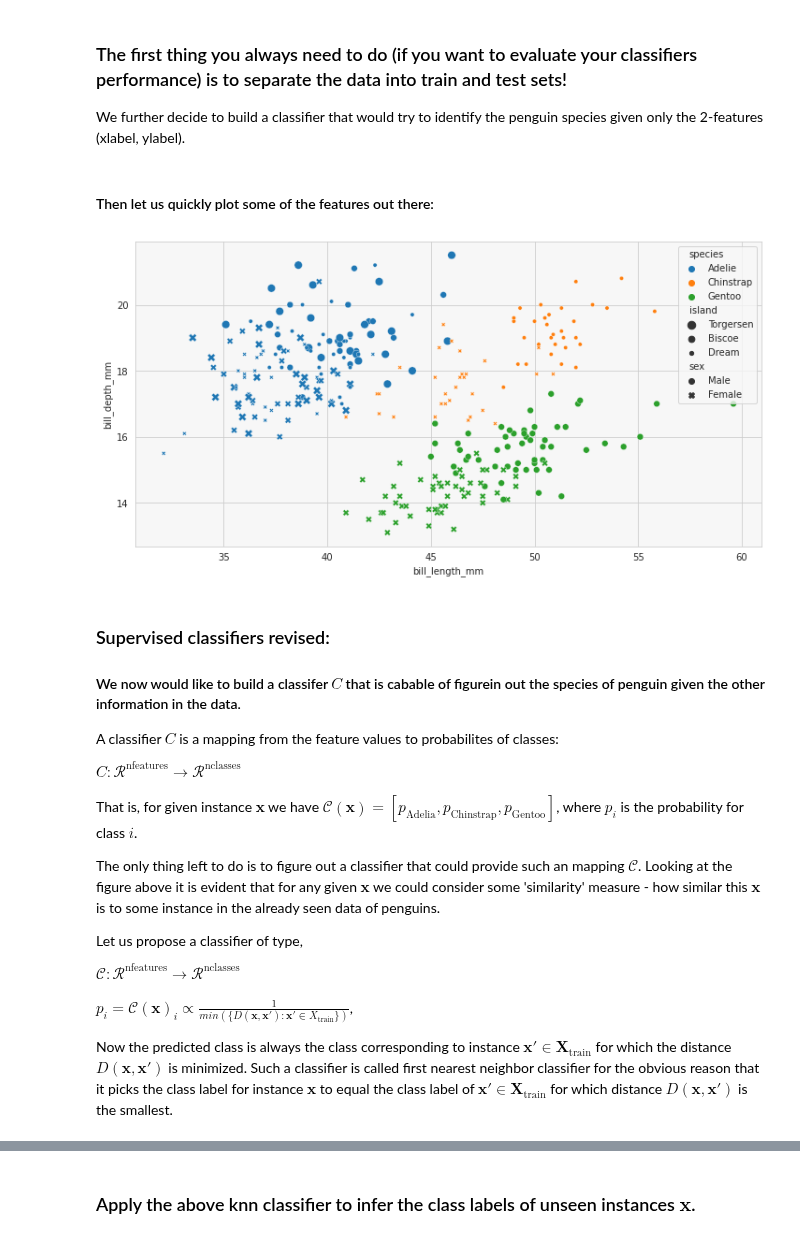
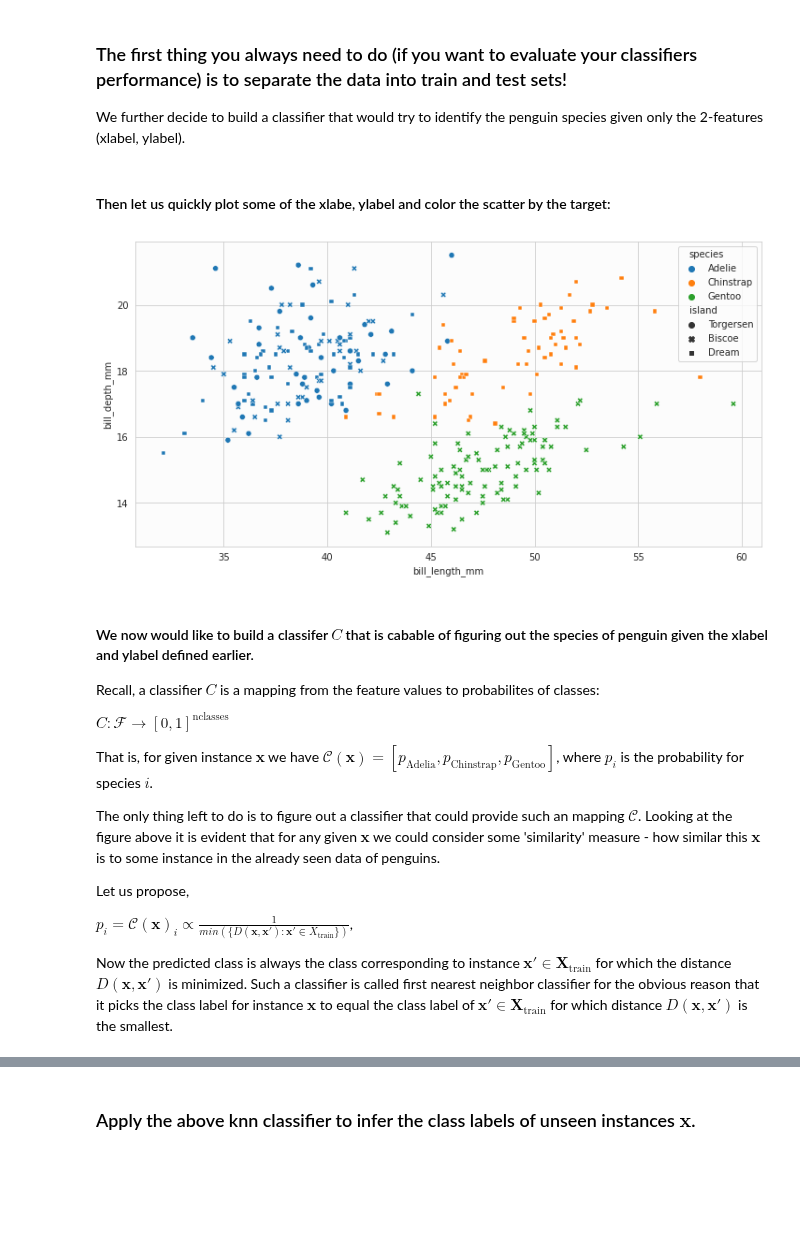
Before and after one commit to topiko/MLcourseMaterial, a Jupyter notebook: Basics/MLbasics.ipynb, the cells around one changed output, grey strips where cells are left out. Saved outputs shown, nothing was run; the diff lists cells and outputs as text; code cells hidden in the pictures; blank space fills up the shorter version.

```diff
--- a/Basics/MLbasics.ipynb
+++ b/Basics/MLbasics.ipynb
@@ -7,7 +20,7 @@ Make sure you have installed anaconda, and created required conda environment. S
 # %%
 # Import the required libraries
-import pandas as pd # pandas deals with handling data.
-import numpy as np # Numpy provdes a lot of FAST ways for array manipulation in python.
+import pandas as pd # Pandas deals with handling data.
+import numpy as np # Numpy provides a lot of FAST ways for array manipulation in python.
 import matplotlib.pyplot as plt # Plotting script library
 import matplotlib as mpl # Plotting
 import seaborn as sns # More plotting
@@ -15,4 +28,4 @@ import seaborn as sns # More plotting
 %matplotlib inline
 # Define some plotting params:
 mpl.rcParams['figure.figsize'] = (12,6)
-sns.set_style("whitegrid", {"axes.facecolor": ".97"})
+sns.set_style("whitegrid", {"axes.facecolor": ".99"})
@@ -81,33 +115,29 @@ y_train = y.iloc[:N_train]
 X_test = X.iloc[N_train:]
 y_test = y.iloc[N_train:]
 # %% [markdown]
-#### Then let us quickly plot some of the features out there:
+#### Then let us quickly plot some of the xlabe, ylabel and color the scatter by the target:
 # %%
 _ = sns.scatterplot(data=X_train,
                     x=xlabel,
                     y=ylabel,
                     hue=y_train,
-                    style=data.sex,
-                    size=data.island)
+                    style=data.island)
 # %% [output]
-[figure, old version]
+[figure, new version]
 # %% [markdown]
-### Supervised classifiers revised:
+#### We now would like to build a classifer $C$ that is cabable of figuring out the species of penguin given the xlabel and ylabel defined earlier.
 
-#### We now would like to build a classifer $C$ that is cabable of figurein out the species of penguin given the other information in the data.
-A classifier $C$ is a mapping from the feature values to probabilites of classes:
+Recall, a classifier $C$ is a mapping from the feature values to probabilites of classes:
 
 $
-C : \mathcal{R}^{\text{nfeatures}} \rightarrow \mathcal{R}^{\text{nclasses}}
+C : \mathcal{F} \rightarrow [0,1]^{\text{nclasses}}
 $
 
-That is, for given instance $\mathbf{x}$ we have $\mathcal{C}(\mathbf{x})=[p_\text{Adelia}, p_\text{Chinstrap}, p_\text{Gentoo}]$, where $p_i$ is the probability for class $i$.
+That is, for given instance $\mathbf{x}$ we have $\mathcal{C}(\mathbf{x})=[p_\text{Adelia}, p_\text{Chinstrap}, p_\text{Gentoo}]$, where $p_i$ is the probability for species $i$.
 
 The only thing left to do is to figure out a classifier that could provide such an mapping $\mathcal{C}$. Looking at the figure above it is evident that for any given $\mathbf{x}$ we could consider some 'similarity' measure - how similar this $\mathbf{x}$ is to some instance in the already seen data of penguins.
 
-Let us propose a classifier of type,
-
-$\mathcal{C}:\mathcal{R}^\text{nfeatures}\rightarrow\mathcal{R}^\text{nclasses}$
+Let us propose,
 
 $p_i = \mathcal{C}({\mathbf{x}})_i \propto \frac{1}{min(\{ D(\mathbf{x}, \mathbf{x}') : \mathbf{x}' \in X_\text{train} \})}$,
 
```
Also changed, not shown: parts of 20 cells of this notebook.
